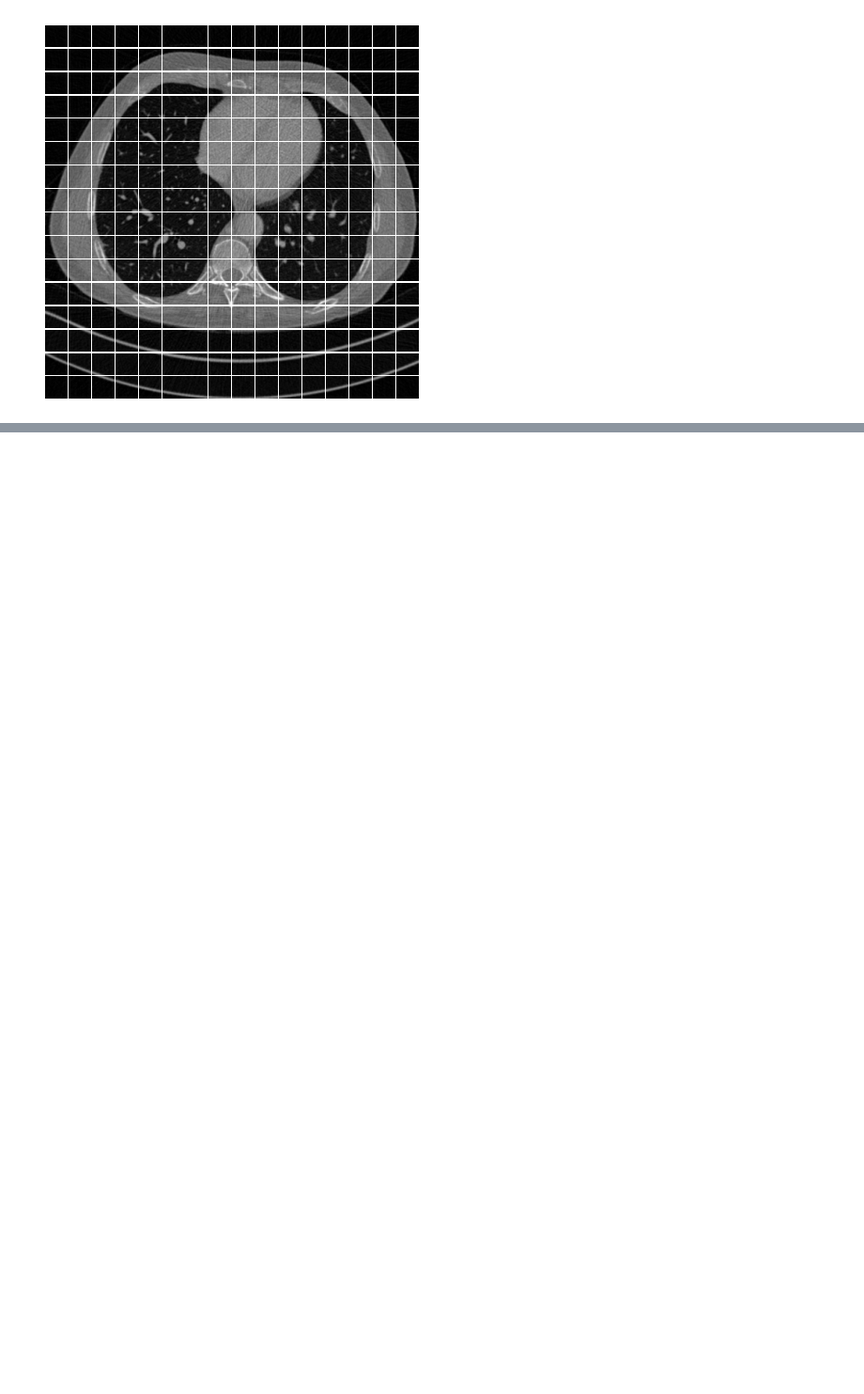
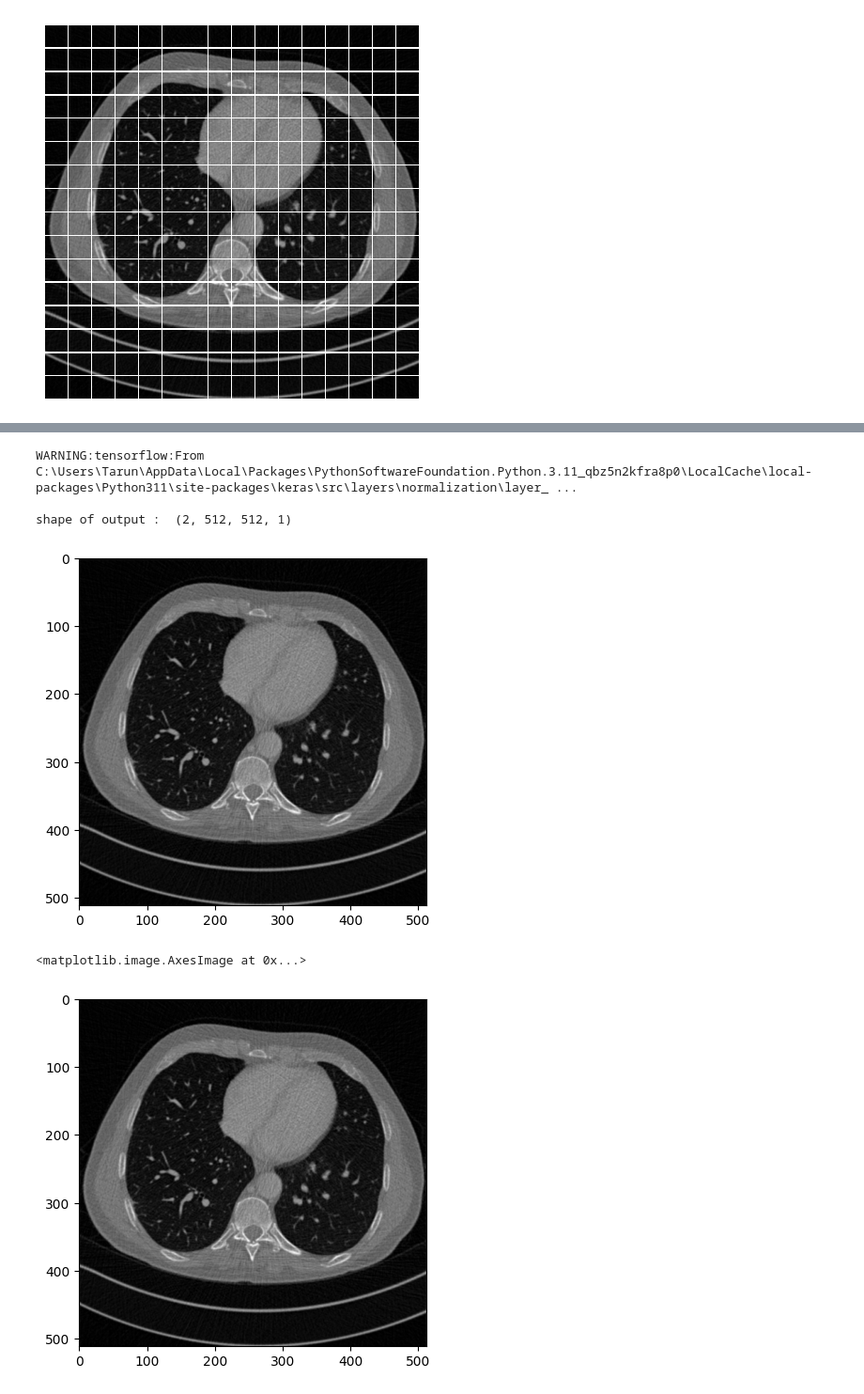
Before and after one commit to rtarun9/image-denoising-experiments, a Jupyter notebook: src/denoising-models/hformer_vit/blocks.ipynb, the cells around one changed output, grey strips where cells are left out. Shown at 94% size. Cells and saved outputs as stored; diff of their text form; code cells hidden in the pictures; blank space fills up the shorter version.

```diff
--- a/src/denoising-models/hformer_vit/blocks.ipynb
+++ b/src/denoising-models/hformer_vit/blocks.ipynb
@@ -144,0 +245,19 @@ plt.show()
+# %%
+# Test of convolutional block
+
+output = ConvolutionBlock()(x_data)
+
+print('shape of output : ', output.shape)
+
+# Visualizion of the output of the convolution block
+plt.imshow(output[0], cmap='gray')
+plt.show()
+
+plt.imshow(x_data[0], cmap='gray')
+# %% [output]
+WARNING:tensorflow:From C:\Users\Tarun\AppData\Local\Packages\PythonSoftwareFoundation.Python.3.11_qbz5n2kfra8p0\LocalCache\local-packages\Python311\site-packages\keras\src\layers\normalization\layer_ ...
+
+shape of output :  (2, 512, 512, 1)
+[figure, added]
+<matplotlib.image.AxesImage at 0x...>
+[figure, added]
```
Also changed, not shown: parts of 14 cells of this notebook, 2 other files.
